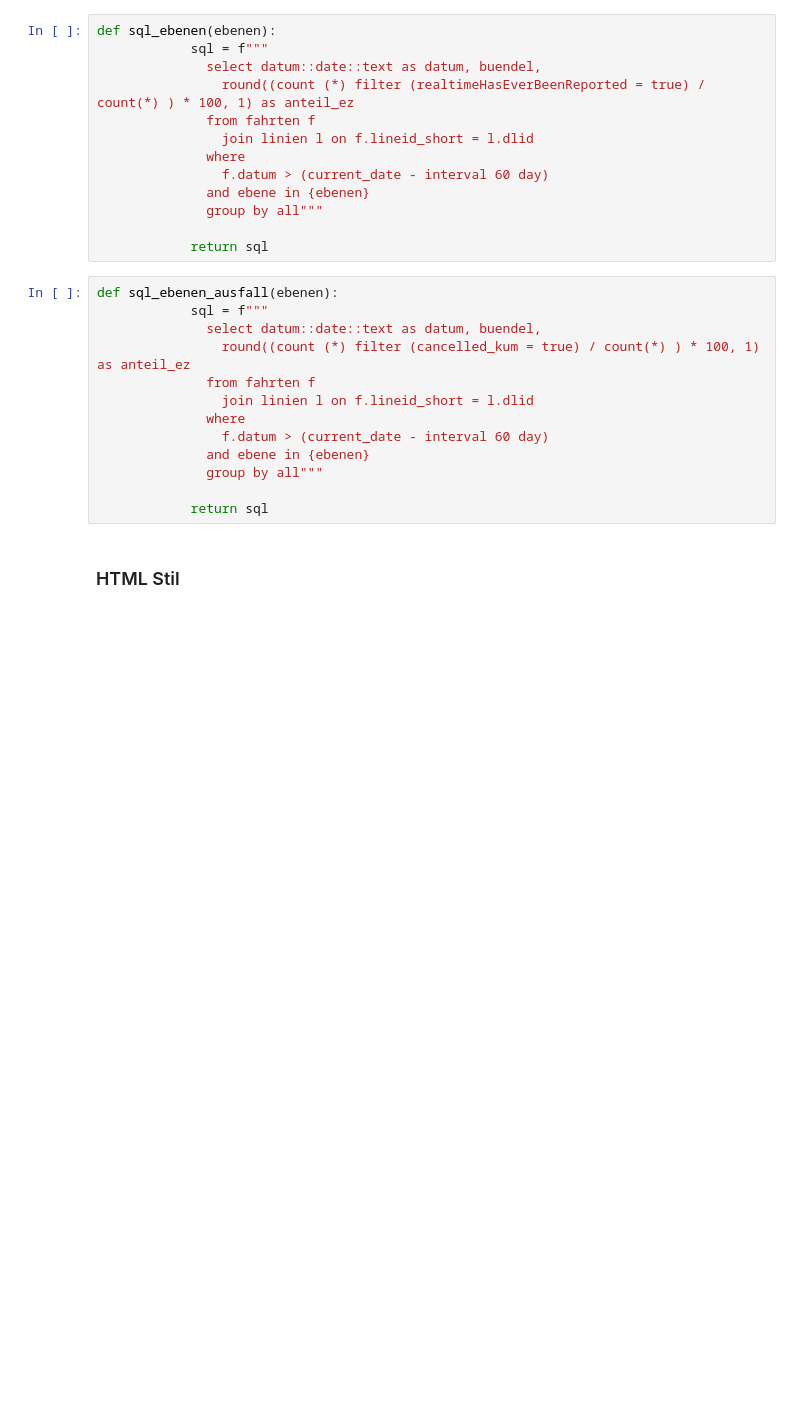
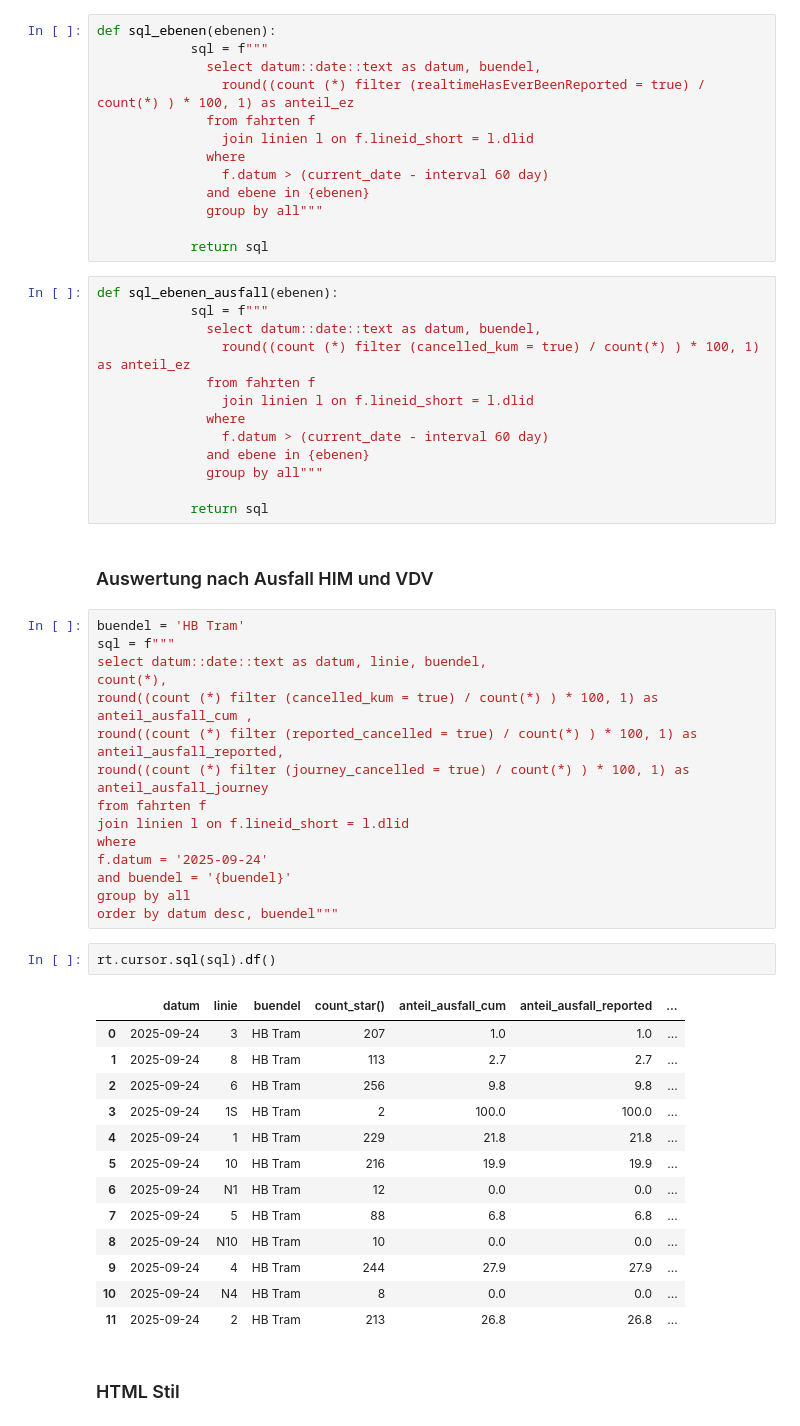
Before and after one commit to zvbn-code/rt2, a Jupyter notebook: rt_auswertung_parquet.ipynb, the cells around one changed output. Cells and saved outputs as stored; diff of their text form; blank space fills up the shorter version.

```diff
--- a/rt_auswertung_parquet.ipynb
+++ b/rt_auswertung_parquet.ipynb
@@ -385,6 +706,39 @@ def sql_ebenen_ausfall(ebenen):
               group by all"""
 
             return sql
+# %% [markdown]
+### Auswertung nach Ausfall HIM und VDV
+# %%
+buendel = 'HB Tram'
+sql = f"""
+select datum::date::text as datum, linie, buendel,
+count(*),
+round((count (*) filter (cancelled_kum = true) / count(*) ) * 100, 1) as anteil_ausfall_cum ,
+round((count (*) filter (reported_cancelled = true) / count(*) ) * 100, 1) as anteil_ausfall_reported,
+round((count (*) filter (journey_cancelled = true) / count(*) ) * 100, 1) as anteil_ausfall_journey
+from fahrten f
+join linien l on f.lineid_short = l.dlid
+where
+f.datum = '2025-09-24'
+and buendel = '{buendel}'
+group by all
+order by datum desc, buendel"""
+# %%
+rt.cursor.sql(sql).df()
+# %% [output]
+|  | datum | linie | buendel | count_star() | anteil_ausfall_cum | anteil_ausfall_reported | ... |
+| 0 | 2025-09-24 | 3 | HB Tram | 207 | 1.0 | 1.0 | ... |
+| 1 | 2025-09-24 | 8 | HB Tram | 113 | 2.7 | 2.7 | ... |
+| 2 | 2025-09-24 | 6 | HB Tram | 256 | 9.8 | 9.8 | ... |
+| 3 | 2025-09-24 | 1S | HB Tram | 2 | 100.0 | 100.0 | ... |
+| 4 | 2025-09-24 | 1 | HB Tram | 229 | 21.8 | 21.8 | ... |
+| 5 | 2025-09-24 | 10 | HB Tram | 216 | 19.9 | 19.9 | ... |
+| 6 | 2025-09-24 | N1 | HB Tram | 12 | 0.0 | 0.0 | ... |
+| 7 | 2025-09-24 | 5 | HB Tram | 88 | 6.8 | 6.8 | ... |
+| 8 | 2025-09-24 | N10 | HB Tram | 10 | 0.0 | 0.0 | ... |
+| 9 | 2025-09-24 | 4 | HB Tram | 244 | 27.9 | 27.9 | ... |
+| 10 | 2025-09-24 | N4 | HB Tram | 8 | 0.0 | 0.0 | ... |
+| 11 | 2025-09-24 | 2 | HB Tram | 213 | 26.8 | 26.8 | ... |
 # %% [markdown]
 ### HTML Stil
 # %%
```
Also changed, not shown: parts of 47 cells of this notebook.
